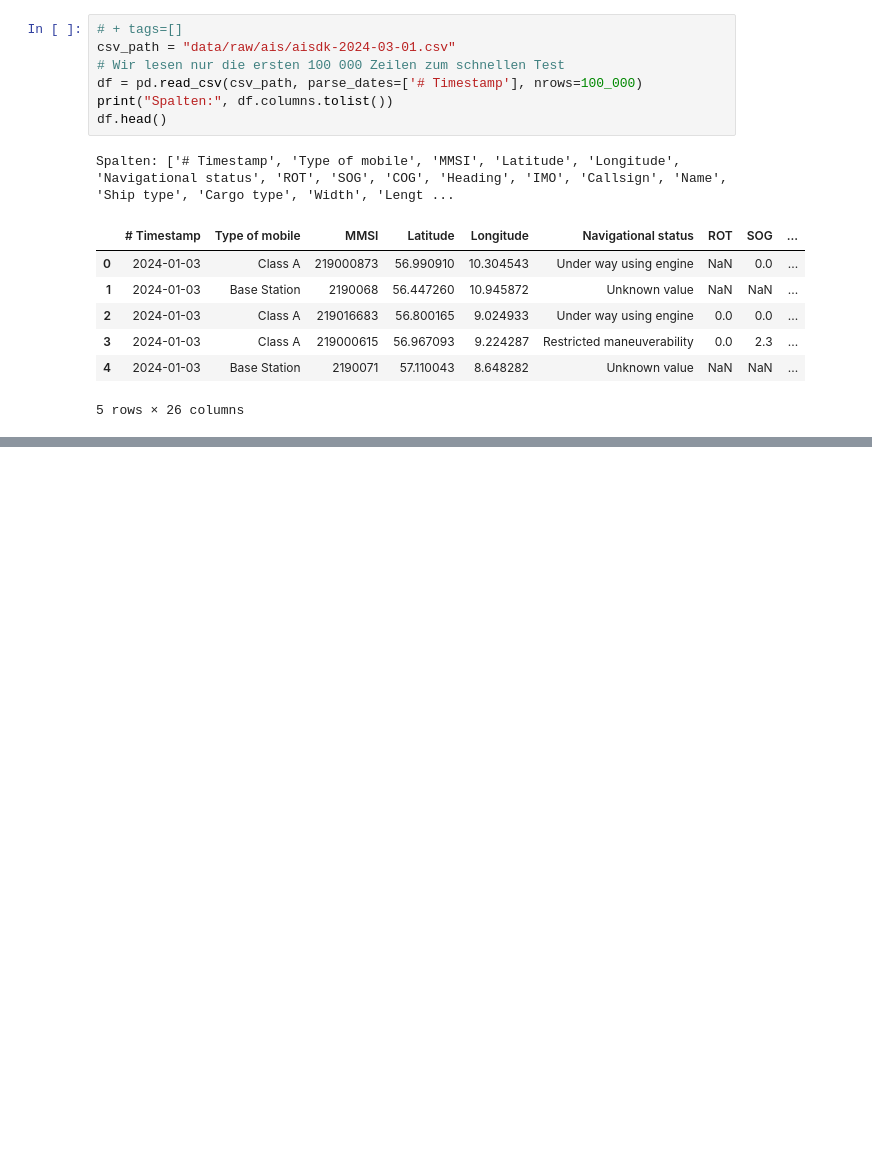
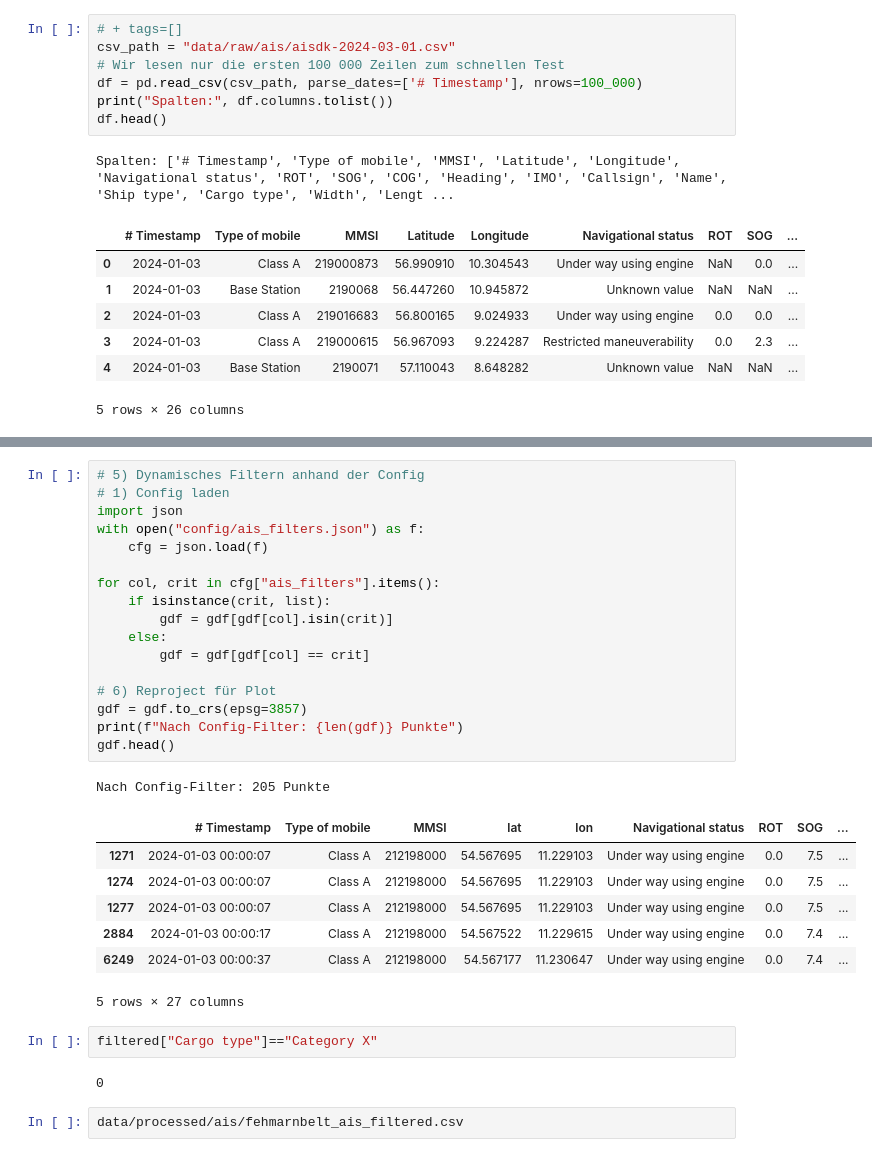
Before and after one commit to AI-lly/plotseamap, a Jupyter notebook: test2.ipynb, the cells around one changed output, grey strips where cells are left out. Drawn from its saved outputs; the diff is of its cells as text; blank space fills up the shorter version.

```diff
--- a/test2.ipynb
+++ b/test2.ipynb
@@ -46,0 +66,32 @@ AttributeError: 'DataFrame' object has no attribute 'lon'
+# %%
+# 5) Dynamisches Filtern anhand der Config
+# 1) Config laden
+import json
+with open("config/ais_filters.json") as f:
+    cfg = json.load(f)
+
+for col, crit in cfg["ais_filters"].items():
+    if isinstance(crit, list):
+        gdf = gdf[gdf[col].isin(crit)]
+    else:
+        gdf = gdf[gdf[col] == crit]
+
+# 6) Reproject für Plot
+gdf = gdf.to_crs(epsg=3857)
+print(f"Nach Config-Filter: {len(gdf)} Punkte")
+gdf.head()
+# %% [output]
+Nach Config-Filter: 205 Punkte
+|  | # Timestamp | Type of mobile | MMSI | lat | lon | Navigational status | ROT | SOG | ... |
+| 1271 | 2024-01-03 00:00:07 | Class A | 212198000 | 54.567695 | 11.229103 | Under way using engine | 0.0 | 7.5 | ... |
+| 1274 | 2024-01-03 00:00:07 | Class A | 212198000 | 54.567695 | 11.229103 | Under way using engine | 0.0 | 7.5 | ... |
+| 1277 | 2024-01-03 00:00:07 | Class A | 212198000 | 54.567695 | 11.229103 | Under way using engine | 0.0 | 7.5 | ... |
+| 2884 | 2024-01-03 00:00:17 | Class A | 212198000 | 54.567522 | 11.229615 | Under way using engine | 0.0 | 7.4 | ... |
+| 6249 | 2024-01-03 00:00:37 | Class A | 212198000 | 54.567177 | 11.230647 | Under way using engine | 0.0 | 7.4 | ... |
+5 rows × 27 columns
+# %%
+filtered["Cargo type"]=="Category X"
+# %% [output]
+0
+# %%
+data/processed/ais/fehmarnbelt_ais_filtered.csv
```
Also changed, not shown: parts of 3 cells of this notebook, 15 other files.
